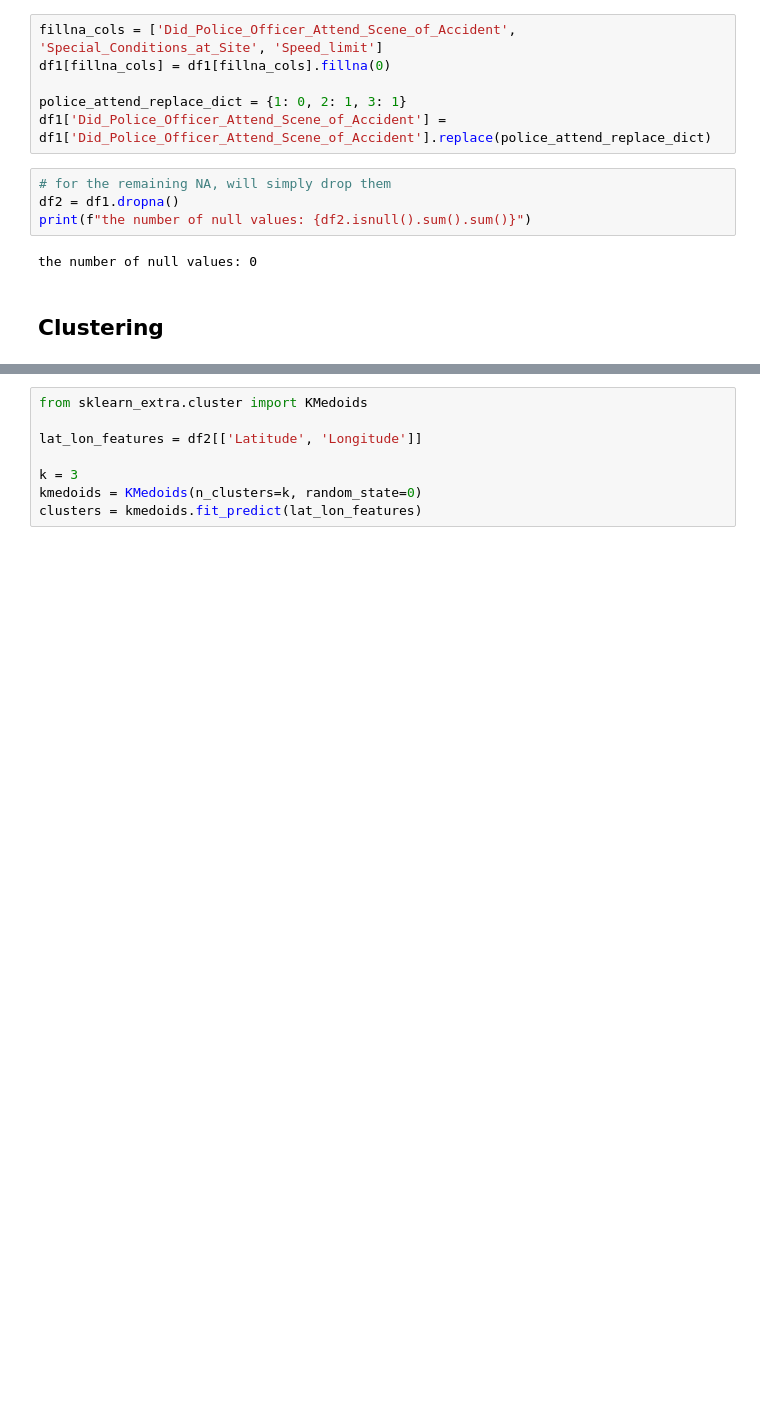
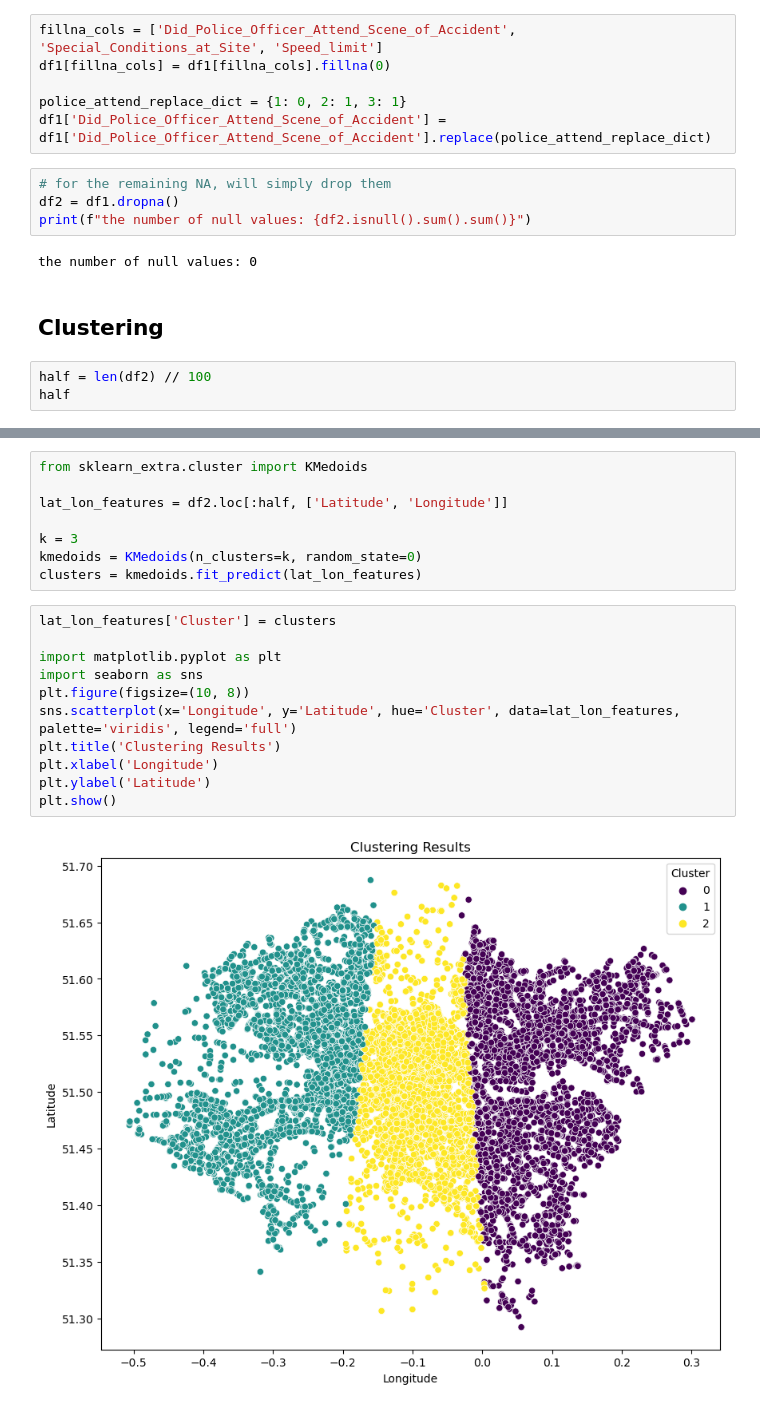
Before and after one commit to DiaaAhmedHassan/dataMiningProject, a Jupyter notebook: new.ipynb, the cells around one changed output, grey strips where cells are left out. Saved outputs shown, nothing was run; the diff lists cells and outputs as text; blank space fills up the shorter version.

```diff
--- a/new.ipynb
+++ b/new.ipynb
@@ -73,3 +73,6 @@ print(f"the number of null values: {df2.isnull().sum().sum()}")
 the number of null values: 0
 # %% [markdown]
 ## Clustering
+# %%
+half = len(df2) // 100
+half
@@ -76,8 +97,21 @@ the number of null values: 0
 # %%
 from sklearn_extra.cluster import KMedoids
 
-lat_lon_features = df2[['Latitude', 'Longitude']]
+lat_lon_features = df2.loc[:half, ['Latitude', 'Longitude']]
 
 k = 3
 kmedoids = KMedoids(n_clusters=k, random_state=0)
 clusters = kmedoids.fit_predict(lat_lon_features)
+# %%
+lat_lon_features['Cluster'] = clusters
+
+import matplotlib.pyplot as plt
+import seaborn as sns
+plt.figure(figsize=(10, 8))
+sns.scatterplot(x='Longitude', y='Latitude', hue='Cluster', data=lat_lon_features, palette='viridis', legend='full')
+plt.title('Clustering Results')
+plt.xlabel('Longitude')
+plt.ylabel('Latitude')
+plt.show()
+# %% [output]
+[figure, added]
```
Also changed, not shown: parts of 2 cells of this notebook.
